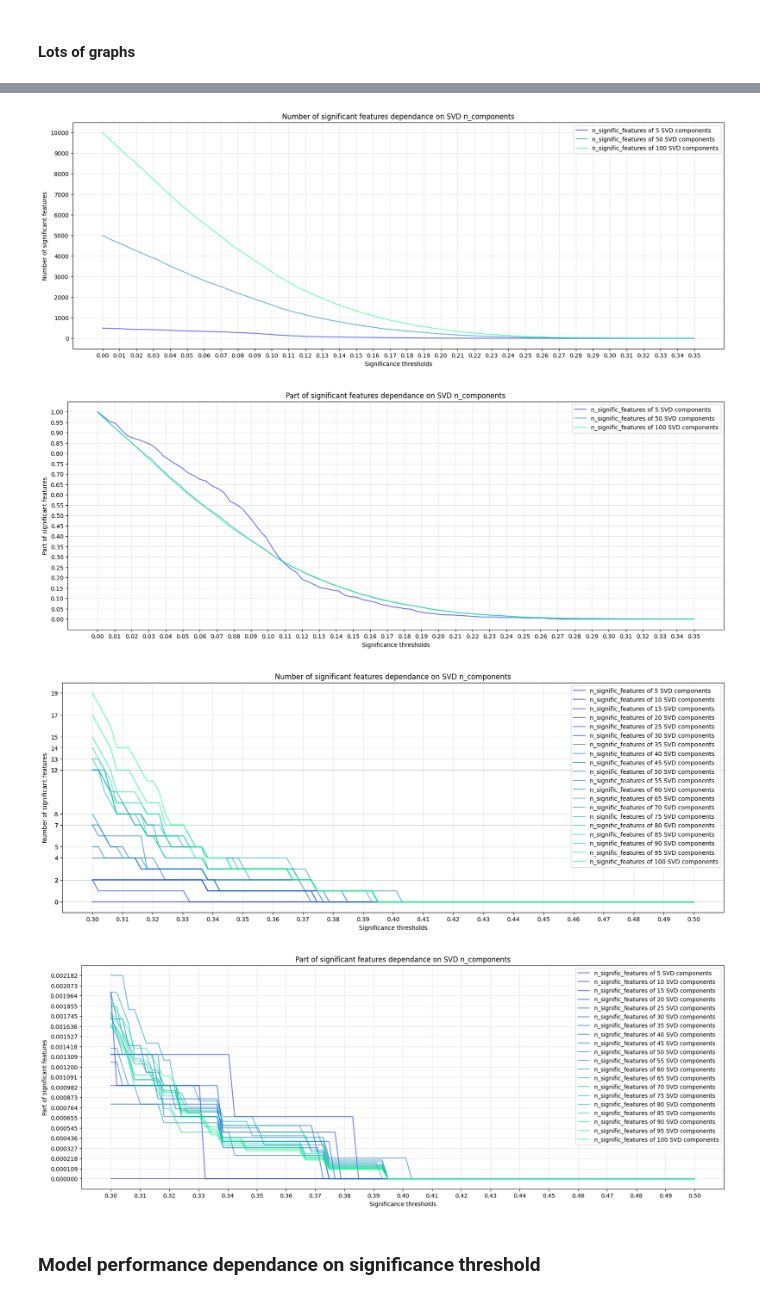
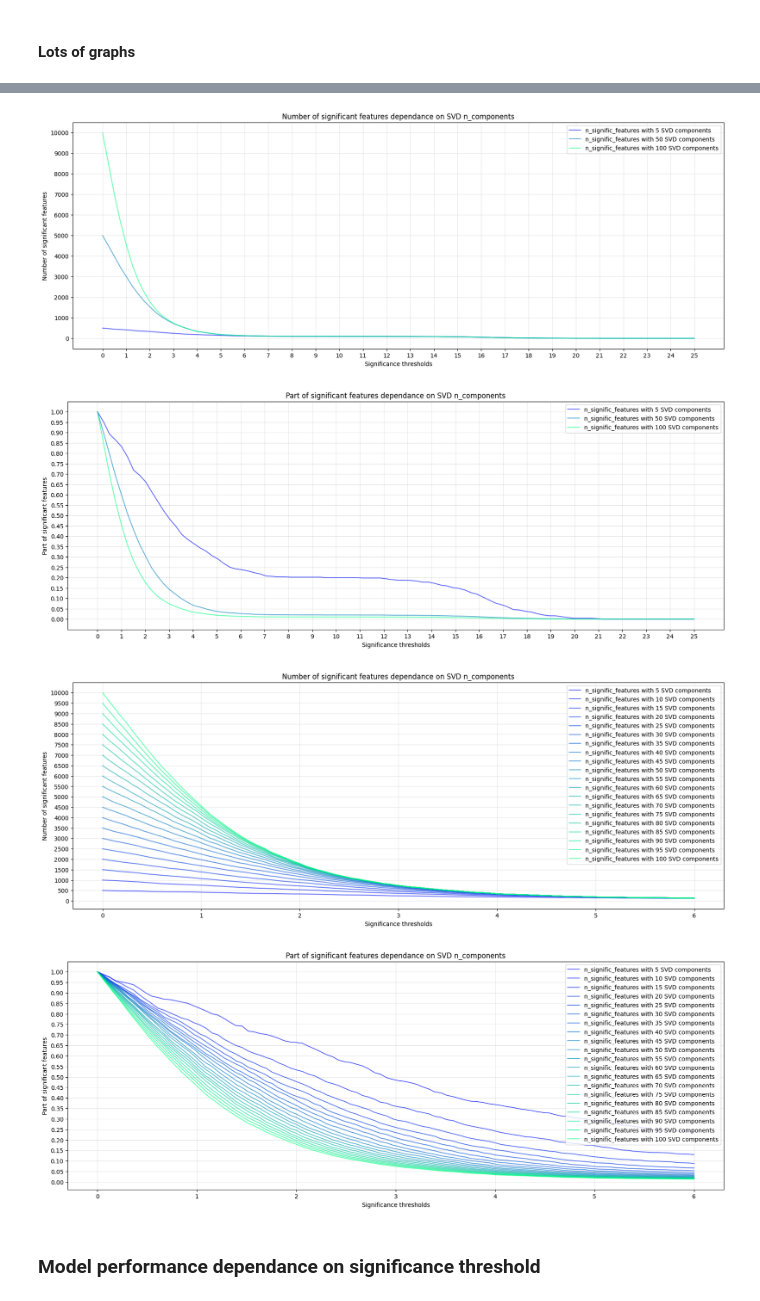
Before and after one commit to Ali-AliAli-Ali/binarize-inverse-interpret, a Jupyter notebook: regnetx_imagenet/bin_features_imagenet_cifar.ipynb, the cells around one changed output, grey strips where cells are left out. Saved outputs shown, nothing was run; the diff lists cells and outputs as text; code cells hidden in the pictures.

Commit message:
Corrected signific.features & weights change; TODO correct weights dimensions

```diff
--- a/regnetx_imagenet/bin_features_imagenet_cifar.ipynb
+++ b/regnetx_imagenet/bin_features_imagenet_cifar.ipynb
@@ -817,9 +881,9 @@ metrics = elbow_method_svd(weights_fused.cpu().t().numpy(), n_components_options
 # %%
 fig, axs = plt.subplots(1, 2, figsize=(20, 7))
 
-axs[0].plot(n_components_options, metrics["explained_variances"],   "b", alpha=0.6, label="explained variances")
+axs[0].plot(n_components_options, metrics["explained_variances"], "b", alpha=0.6, label="explained variances")
 axs[0].plot(n_components_options, metrics["reconstruction_rmse"], "g", alpha=0.6, label="reconstruction RMSE")
-axs[0].plot(n_components_options, metrics["decomposition_time"],    "r", alpha=0.6, label="decomposition time, s")
+axs[0].plot(n_components_options, metrics["decomposition_time"],  "r", alpha=0.6, label="decomposition time, s")
 
 axs[0].set(
        xticks=n_components_options,
@@ -830,16 +894,24 @@ axs[0].set(
 axs[0].grid(zorder=0)
 axs[0].legend()
 
-
-axs[1].plot(n_components_options, metrics["n_significant_features_0.1"],  "c-o", alpha=0.6, label="n significant features > 0.1")
-axs[1].plot(n_components_options, metrics["n_significant_features_0.15"], "orange", marker="o", alpha=0.6, label="n significant features > 0.15")
-axs[1].plot(n_components_options, metrics["n_significant_features_0.2"],  "lightgreen", marker="o",label="n significant features > 0.2")
-axs[1].plot(n_components_options, metrics["n_significant_features_0.25"], "m-o", alpha=0.6, label="n significant features > 0.25")
-axs[1].plot(n_components_options, metrics["n_significant_features_0.5"],  "y-o", label="n significant features > 0.5")
+n_components_cmap = plt.get_cmap("Dark2")
+for i in range(len(signific_thresholds)):
+       axs[1].plot(
+              n_components_options,
+              metrics[f"n_significant_features_{signific_thresholds[i]}"],
+              color=n_components_cmap(i / len(signific_thresholds)),
+              marker="o",
+              alpha=0.6, label=f"n significant features >= {signific_thresholds[i]}"
+       )
 
 axs[1].set(
        xticks=n_components_options,
        xlabel="number of SVD components",
+       yticks=[i*1000 for i in range(6)] + [
+              n_s_fs[-1]
+              for metric_name, n_s_fs in metrics.items()
+              if ("n_significant_features" in metric_name) and (n_s_fs[-1] > 50)
+       ],
        ylabel="number of significant features",
        title="Significant features number dependance on SVD n_components"
 )
@@ -894,7 +970,7 @@ torch.manual_seed(seed)
 
 def plot_n_signific_features_of_n_compts(weights,
                                          components_set,
-                                         signific_feats_borders: tuple = (0, 0.5),
+                                         signific_feats_borders: tuple = (0, 25),
                                          cmap_name: str = "winter",
                                          in_part: bool = False):
     fig, ax = plt.subplots(figsize=(20, 7))
@@ -906,17 +982,17 @@ def plot_n_signific_features_of_n_compts(weights,
 
     for n_components in components_set:
         svd = TruncatedSVD(n_components=n_components, random_state=seed)
-        svd.fit(weights)
+        weights_reduced = svd.fit_transform(weights)
 
-        ns_signific_features = [np.sum(np.abs(svd.components_) >= threshold) / svd.components_.size for threshold in thresholds] \
+        ns_signific_features = [np.sum(np.abs(weights_reduced) >= threshold) / weights_reduced.size for threshold in thresholds] \
                                if in_part else \
-                               [np.sum(np.abs(svd.components_) >= threshold) for threshold in thresholds]
+                               [np.sum(np.abs(weights_reduced) >= threshold) for threshold in thresholds]
         ax.plot(
             thresholds,
             ns_signific_features,
             color=n_components_cmap(n_components / max_n_components),
             alpha=0.6,
-            label=f"n_signific_features of {n_components} SVD components"
+            label=f"n_signific_features with {n_components} SVD components"
         )
         yticks_n_compts.append(ns_signific_features[0])
 
@@ -929,7 +1005,7 @@ def plot_n_signific_features_of_n_compts(weights,
 
     scaling_name = "Part" if in_part else "Number"
     ax.set(
-        xticks=[i * 0.01 for i in range( int(signific_feats_borders[0]*100), int(signific_feats_borders[1]*100) + 1 )],
+        xticks=[i for i in range( int(signific_feats_borders[0]), int(signific_feats_borders[1]) + 1 )],
         xlabel="Significance thresholds",
         yticks=yticks_n_compts,
         ylabel=scaling_name + " of significant features",
@@ -940,5 +1016,8 @@ def plot_n_signific_features_of_n_compts(weights,
     plt.show()
 # %% [markdown]
 #### Lots of graphs
+# %%
+signific_borders=(0, 25)
+signific_borders_zoom=(0, 6)
 # %%
 plot_n_signific_features_of_n_compts(
@@ -960,36 +1039,36 @@ plot_n_signific_features_of_n_compts(
 # %%
 plot_n_signific_features_of_n_compts(
-    weights_fused.cpu().t().numpy(),
+    weights_fused.cpu().numpy(),
     components_set=[5, 50, 100],
-    signific_feats_borders=(0, 0.35)
+    signific_feats_borders=signific_borders
 )
 # %% [output]
-[figure, old version]
+[figure, new version]
 # %%
 plot_n_signific_features_of_n_compts(
-    weights_fused.cpu().t().numpy(),
+    weights_fused.cpu().numpy(),
     components_set=[5, 50, 100],
-    signific_feats_borders=(0, 0.35),
+    signific_feats_borders=signific_borders,
     in_part=True
 )
 # %% [output]
-[figure, old version]
+[figure, new version]
 # %%
 plot_n_signific_features_of_n_compts(
-    weights_fused.cpu().t().numpy(),
+    weights_fused.cpu().numpy(),
     components_set=n_components_options,
-    signific_feats_borders=(0.3, 0.5)
+    signific_feats_borders=signific_borders_zoom
 )
 # %% [output]
-[figure, old version]
+[figure, new version]
 # %%
 plot_n_signific_features_of_n_compts(
-    weights_fused.cpu().t().numpy(),
+    weights_fused.cpu().numpy(),
     components_set=n_components_options,
-    signific_feats_borders=(0.3, 0.5),
+    signific_feats_borders=signific_borders_zoom,
     in_part=True
 )
 # %% [output]
-[figure, old version]
+[figure, new version]
 # %% [markdown]
 ### Model performance dependance on significance threshold
```
Also changed, not shown: parts of 27 cells of this notebook.
